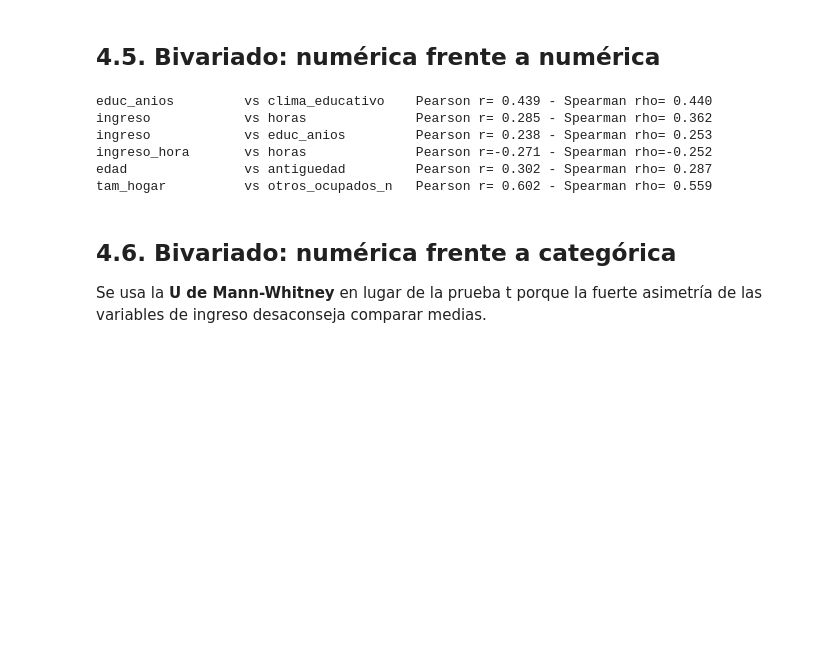
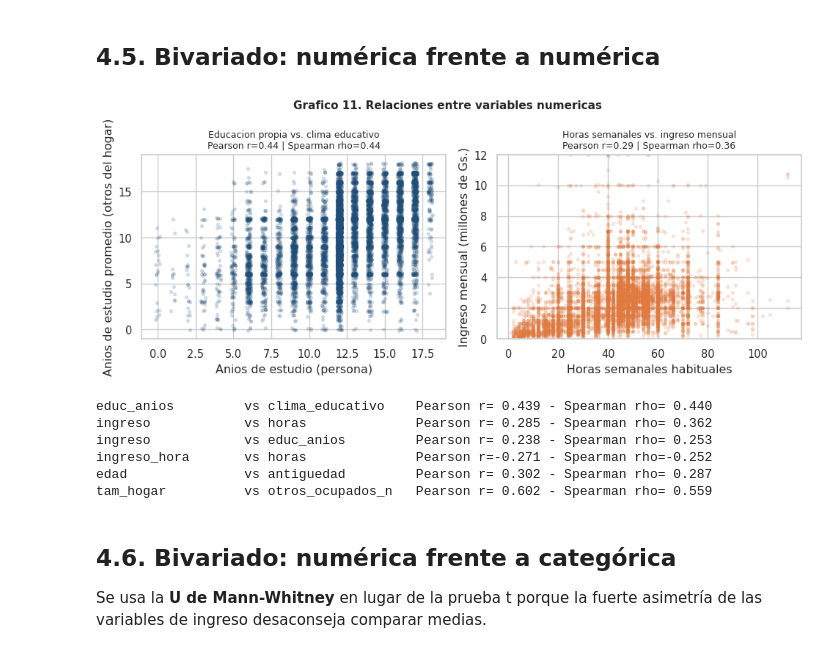
Before and after one commit to rlop026/informalidad-laboral-fase-1, a Jupyter notebook: notebooks/Fase1_Informalidad_Juvenil.ipynb, the cells around one changed output. Cells and saved outputs as stored; diff of their text form; code cells hidden in the pictures; blank space fills up the shorter version.

```diff
--- a/notebooks/Fase1_Informalidad_Juvenil.ipynb
+++ b/notebooks/Fase1_Informalidad_Juvenil.ipynb
@@ -954,13 +1108,35 @@ variables simples como el tamaño del hogar o ser jefe/a.
 # %% [markdown]
 ## 4.5. Bivariado: numérica frente a numérica
 # %%
+fig, axes = plt.subplots(1, 2, figsize=(10, 4))
+dd = final[NUM].dropna()
+x, y = dd["educ_anios"], dd["clima_educativo"]
+jx = x + np.random.uniform(-0.15, 0.15, len(x))
+jy = y + np.random.uniform(-0.15, 0.15, len(y))
+r, rho = pearsonr(x, y)[0], spearmanr(x, y)[0]
+axes[0].scatter(jx, jy, s=8, alpha=0.15, color=AZUL)
+axes[0].set_title(f"Educacion propia vs. clima educativo\nPearson r={r:.2f} | Spearman rho={rho:.2f}", fontsize=9)
+axes[0].set_xlabel("Anios de estudio (persona)")
+axes[0].set_ylabel("Anios de estudio promedio (otros del hogar)")
+
+x2, y2 = dd["horas"], dd["ingreso"] / 1e6
+r2, rho2 = pearsonr(dd["horas"], dd["ingreso"])[0], spearmanr(dd["horas"], dd["ingreso"])[0]
+axes[1].scatter(x2, y2, s=8, alpha=0.15, color=NARANJA)
+axes[1].set_ylim(0, 12)
+axes[1].set_title(f"Horas semanales vs. ingreso mensual\nPearson r={r2:.2f} | Spearman rho={rho2:.2f}", fontsize=9)
+axes[1].set_xlabel("Horas semanales habituales")
+axes[1].set_ylabel("Ingreso mensual (millones de Gs.)")
+
+fig.suptitle("Grafico 11. Relaciones entre variables numericas", fontsize=11, weight="bold")
+plt.tight_layout(); plt.show()
 dd = final[NUM].dropna()
 pares_num = [("educ_anios", "clima_educativo"), ("ingreso", "horas"), ("ingreso", "educ_anios"),
          ("ingreso_hora", "horas"), ("edad", "antiguedad"), ("tam_hogar", "otros_ocupados_n")]
 for a, b in pares_num:
     print(f"{a:18s} vs {b:18s} Pearson r={pearsonr(dd[a], dd[b])[0]:6.3f} - "
           f"Spearman rho={spearmanr(dd[a], dd[b])[0]:6.3f}")
 # %% [output]
+[figure, added]
 educ_anios         vs clima_educativo    Pearson r= 0.439 - Spearman rho= 0.440
 ingreso            vs horas              Pearson r= 0.285 - Spearman rho= 0.362
 ingreso            vs educ_anios         Pearson r= 0.238 - Spearman rho= 0.253
```
Also changed, not shown: parts of 16 cells of this notebook.
